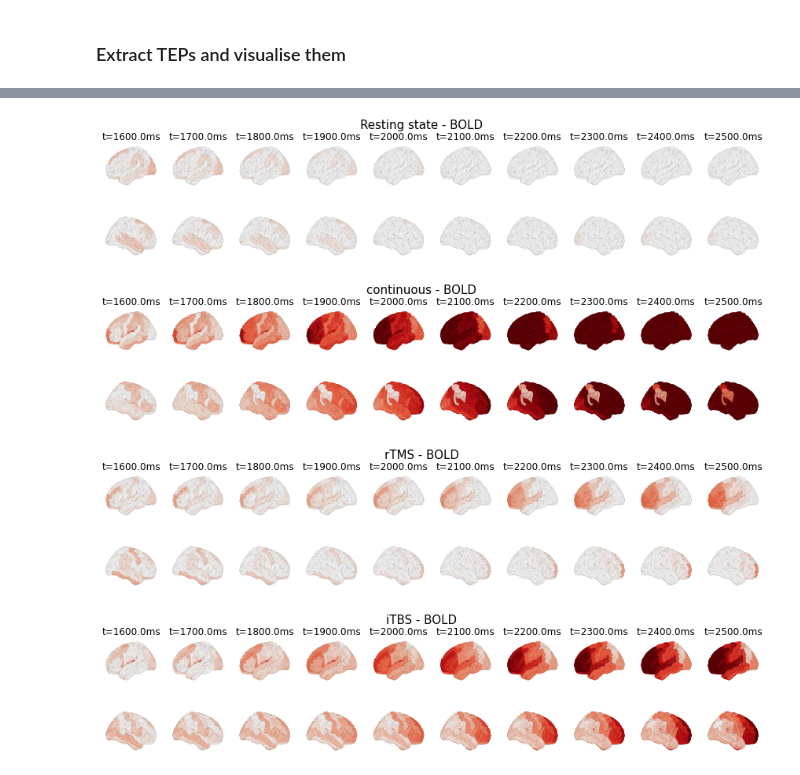
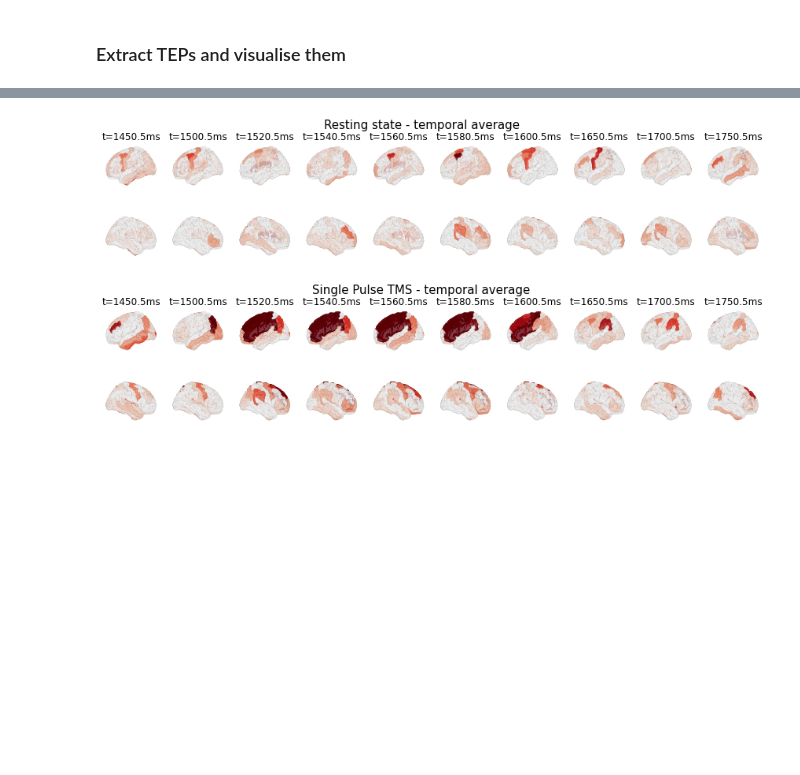
Before and after one commit to anujanegi/TMS-simulation, a Jupyter notebook: TMS_Simulation.ipynb, the cells around one changed output, grey strips where cells are left out. Cells and saved outputs as stored; diff of their text form; code cells hidden in the pictures; blank space fills up the shorter version.

```diff
--- a/TMS_Simulation.ipynb
+++ b/TMS_Simulation.ipynb
@@ -451,27 +190,0 @@ def get_rotation_matrix(rotation_axis, deg):
-# %%
-from matplotlib.tri import Triangulation
-
-def plot_activity_on_brain(time, MON, time_stamps, title=''):
-
-    vtx,tri,rm = default_cortex.vertices,default_cortex.triangles,default_cortex.region_mapping # CHANGE VARIABLE NAMES?
-    fig, ax = plt.subplots(ncols=10, nrows=2,figsize=(15,3))
-    cmap = cm.Reds #JAN SAID cmap IS A DEFAULT VARIABLE, MAYBE NAME ERROR
-    cmap.set_under(color='w')
-
-    kws = {'edgecolors': 'k', 'vmin': 0.1, 'cmap': cmap,
-           'vmax': 0.6, 'alpha': None, 'linewidth': 0.01} # MAYBE SCALING IS THE PROBLEM? SECOND CALL # OUTLIERS CHANGING THIS?
-
-    for t_it,t in enumerate(time_stamps):
-
-        dat = np.absolute(MON[t, 0, :, 0])
-
-        plot_surface_mpl(vtx=vtx,tri=tri,data=dat,rm=rm,ax=ax[0][t_it], # VTX = VTX IS NOT DESIRABLE
-                       shade_kwargs=kws,
-                       view='lh_lat')
-
-        plot_surface_mpl(vtx=vtx,tri=tri,data=dat,rm=rm,ax=ax[1][t_it],
-                       shade_kwargs=kws,
-                       view='rh_lat')
-
-        ax[0][t_it].set_title('t=%1.1fms' %time[t])
-    fig.suptitle(title, fontsize=15)
@@ -489,11 +191,7 @@ plot_activity_on_brain(tavg_time, TAVG_ITBS, time_stamps, "iTBS - temporal avera
-# %%
-time_stamps = [15, 16, 17, 18, 19, 20, 21, 22, 23, 24] # TODO: only till 1600ms
-plot_activity_on_brain(bold_time, BOLD_RS, time_stamps, "Resting state - BOLD")
-plot_activity_on_brain(bold_time, BOLD_TMS, time_stamps, "continuous - BOLD")
-plot_activity_on_brain(bold_time, BOLD_RTMS, time_stamps, "rTMS - BOLD")
-plot_activity_on_brain(bold_time, BOLD_ITBS, time_stamps, "iTBS - BOLD")
-# %% [output]
-[figure, removed]
-[figure, removed]
-[figure, removed]
-[figure, removed]
+# %%
+time_stamps = [1450, 1500, 1520, 1540, 1560, 1580, 1600, 1650, 1700, 1750]
+plot_activity_on_brain(default_cortex.vertices,default_cortex.triangles,default_cortex.region_mapping, rs_data['tavg'], time_stamps, "Resting state - temporal average")
+plot_activity_on_brain(default_cortex.vertices,default_cortex.triangles,default_cortex.region_mapping, tms_data['tavg'], time_stamps, "Single Pulse TMS - temporal average")
+# %% [output]
+[figure, added]
+[figure, added]
```
Also changed, not shown: parts of 11 cells of this notebook.
